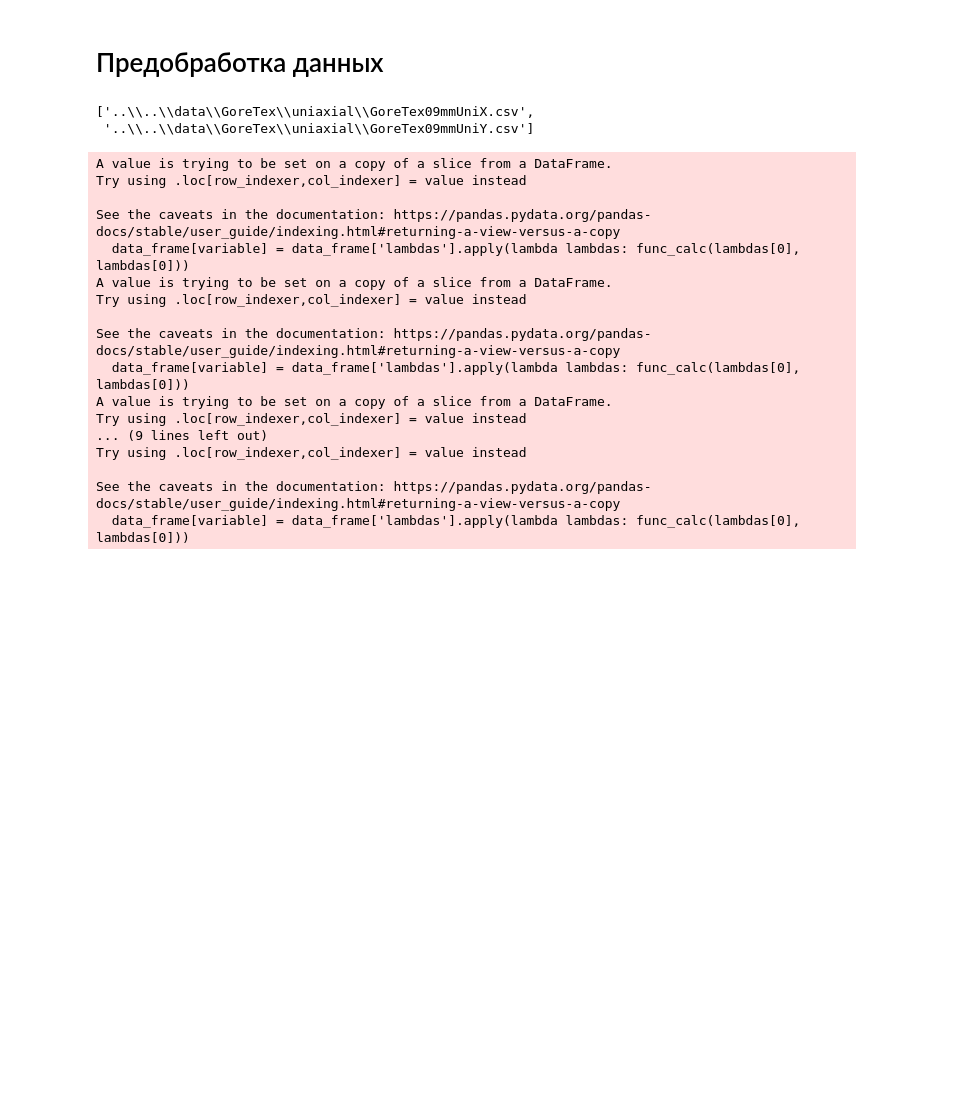
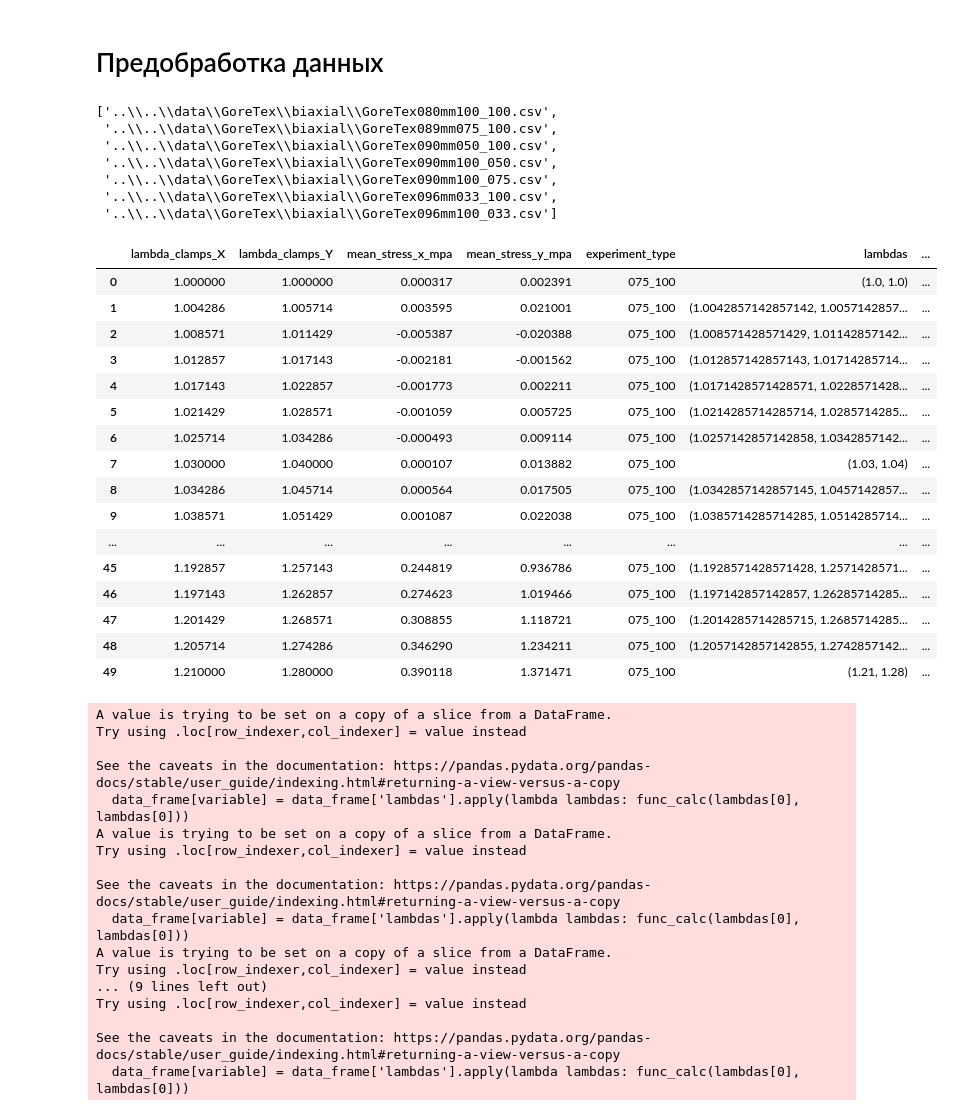
Before and after one commit to 23Grammer58/data-driven-constitutive-modelling, a Jupyter notebook: src/CANN_torch/GoreTex.ipynb, the cells around one changed output. Saved outputs shown, nothing was run; the diff lists cells and outputs as text; code cells hidden in the pictures; blank space fills up the shorter version.

```diff
--- a/src/CANN_torch/GoreTex.ipynb
+++ b/src/CANN_torch/GoreTex.ipynb
@@ -30,36 +30,65 @@ def load_and_extract(file_path, experiment_type):
     df['experiment_type'] = experiment_type
     return df[['lambda_clamps_X', 'lambda_clamps_Y', 'mean_stress_x_mpa', 'mean_stress_y_mpa', 'experiment_type']]
 
-get_list_of_paths_to_experiments_type()
+get_list_of_paths_to_experiments_type("biaxial")
 # %% [output]
-['..\\..\\data\\GoreTex\\uniaxial\\GoreTex09mmUniX.csv',
- '..\\..\\data\\GoreTex\\uniaxial\\GoreTex09mmUniY.csv']
+['..\\..\\data\\GoreTex\\biaxial\\GoreTex080mm100_100.csv',
+ '..\\..\\data\\GoreTex\\biaxial\\GoreTex089mm075_100.csv',
+ '..\\..\\data\\GoreTex\\biaxial\\GoreTex090mm050_100.csv',
+ '..\\..\\data\\GoreTex\\biaxial\\GoreTex090mm100_050.csv',
+ '..\\..\\data\\GoreTex\\biaxial\\GoreTex090mm100_075.csv',
+ '..\\..\\data\\GoreTex\\biaxial\\GoreTex096mm033_100.csv',
+ '..\\..\\data\\GoreTex\\biaxial\\GoreTex096mm100_033.csv']
 # %%
-experiment = "uniaxial"
+experiment = "biaxial"
 experiments_path = get_list_of_paths_to_experiments_type(experiment)
 data_frames = [load_and_extract(file, file[-11:-4]) for file in experiments_path]
 
 # print(data_frames)
 
 df = pd.concat(data_frames, ignore_index=True)
 thinned_data_frames = []
-num_points = 100
+num_points = -1
 
-sampled_df_list = []
+df_list = []
 
 for df in data_frames:
-    indices = np.linspace(10, len(df) - 1, num_points, dtype=int)
-    # df[1] = df[1] / 10**6
-    sampled_df = pd.DataFrame(df.iloc[indices].copy())
+    if num_points != -1:
+        indices = np.linspace(10, len(df) - 1, num_points, dtype=int)
+        # df[1] = df[1] / 10**6
+        df = pd.DataFrame(df.iloc[indices].copy())
     # print(type(sampled_df))
-    sampled_df['lambdas'] = list(zip(sampled_df['lambda_clamps_X'], sampled_df['lambda_clamps_Y']))
-    sampled_df['stresses'] = list(zip(sampled_df['mean_stress_x_mpa'], sampled_df['mean_stress_y_mpa']))
-    sampled_df_list.append(sampled_df[:50])
+    df['lambdas'] = list(zip(df['lambda_clamps_X'], df['lambda_clamps_Y']))
+    df['stresses'] = list(zip(df['mean_stress_x_mpa'], df['mean_stress_y_mpa']))
+    df_list.append(df[:50])
+    # df_list.append(df)
     # thinned_df = df.iloc[::len(df) // 20, :]  # Выбор каждого 45-го значения
     # thinned_data_frames.append(thinned_df)
-data_frames = sampled_df_list
-data_frames = data_frames
+data_frames = df_list
+# df.iloc[40:60]
+df_list[1]
+# thinned_data_frames
 # sampled_df_list[0]
+# for item in data_frames:
+    # print(item)
+# %% [output]
+|  | lambda_clamps_X | lambda_clamps_Y | mean_stress_x_mpa | mean_stress_y_mpa | experiment_type | lambdas | ... |
+| 0 | 1.000000 | 1.000000 | 0.000317 | 0.002391 | 075_100 | (1.0, 1.0) | ... |
+| 1 | 1.004286 | 1.005714 | 0.003595 | 0.021001 | 075_100 | (1.0042857142857142, 1.0057142857... | ... |
+| 2 | 1.008571 | 1.011429 | -0.005387 | -0.020388 | 075_100 | (1.008571428571429, 1.01142857142... | ... |
+| 3 | 1.012857 | 1.017143 | -0.002181 | -0.001562 | 075_100 | (1.012857142857143, 1.01714285714... | ... |
+| 4 | 1.017143 | 1.022857 | -0.001773 | 0.002211 | 075_100 | (1.0171428571428571, 1.0228571428... | ... |
+| 5 | 1.021429 | 1.028571 | -0.001059 | 0.005725 | 075_100 | (1.0214285714285714, 1.0285714285... | ... |
+| 6 | 1.025714 | 1.034286 | -0.000493 | 0.009114 | 075_100 | (1.0257142857142858, 1.0342857142... | ... |
+| 7 | 1.030000 | 1.040000 | 0.000107 | 0.013882 | 075_100 | (1.03, 1.04) | ... |
+| 8 | 1.034286 | 1.045714 | 0.000564 | 0.017505 | 075_100 | (1.0342857142857145, 1.0457142857... | ... |
+| 9 | 1.038571 | 1.051429 | 0.001087 | 0.022038 | 075_100 | (1.0385714285714285, 1.0514285714... | ... |
+| ... | ... | ... | ... | ... | ... | ... | ... |
+| 45 | 1.192857 | 1.257143 | 0.244819 | 0.936786 | 075_100 | (1.1928571428571428, 1.2571428571... | ... |
+| 46 | 1.197143 | 1.262857 | 0.274623 | 1.019466 | 075_100 | (1.197142857142857, 1.26285714285... | ... |
+| 47 | 1.201429 | 1.268571 | 0.308855 | 1.118721 | 075_100 | (1.2014285714285715, 1.2685714285... | ... |
+| 48 | 1.205714 | 1.274286 | 0.346290 | 1.234211 | 075_100 | (1.2057142857142855, 1.2742857142... | ... |
+| 49 | 1.210000 | 1.280000 | 0.390118 | 1.371471 | 075_100 | (1.21, 1.28) | ... |
 # %%
 I1_bx = lambda lam1, lam2: lam1**2 + lam2**2 + 1 / (lam1 * lam2)**2
 I2_bx = lambda lam1, lam2: 1 / lam1**2 + 1 / lam2**2 + (lam1 * lam2)**2
```
Also changed, not shown: parts of 6 cells of this notebook, 2 other files.
